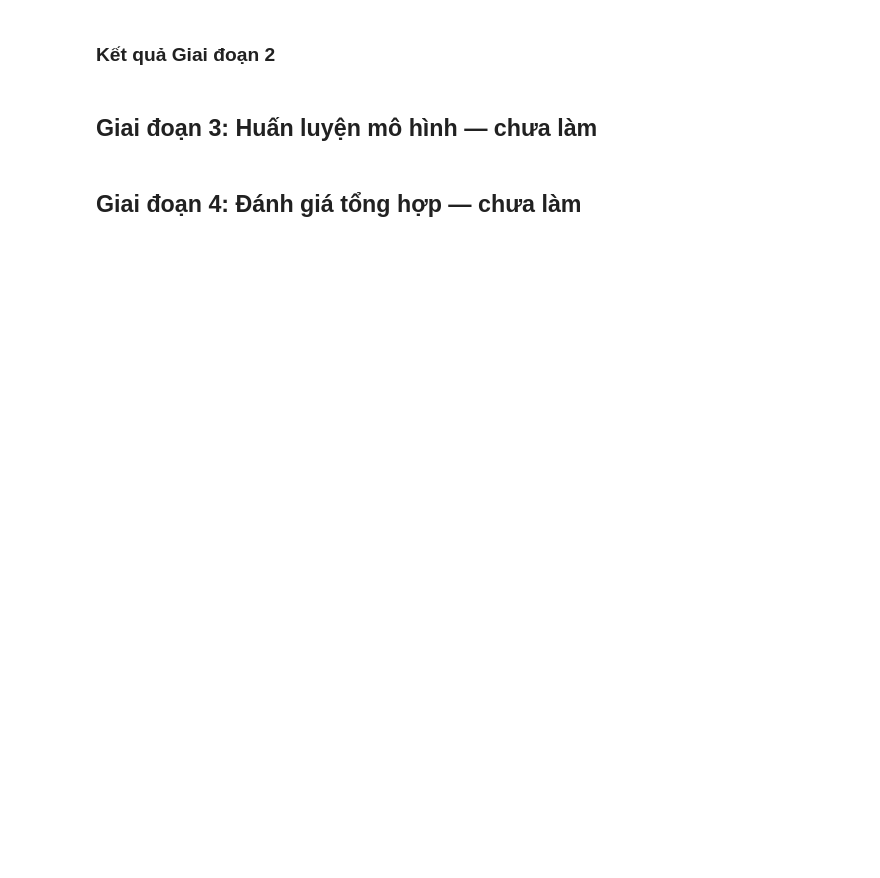
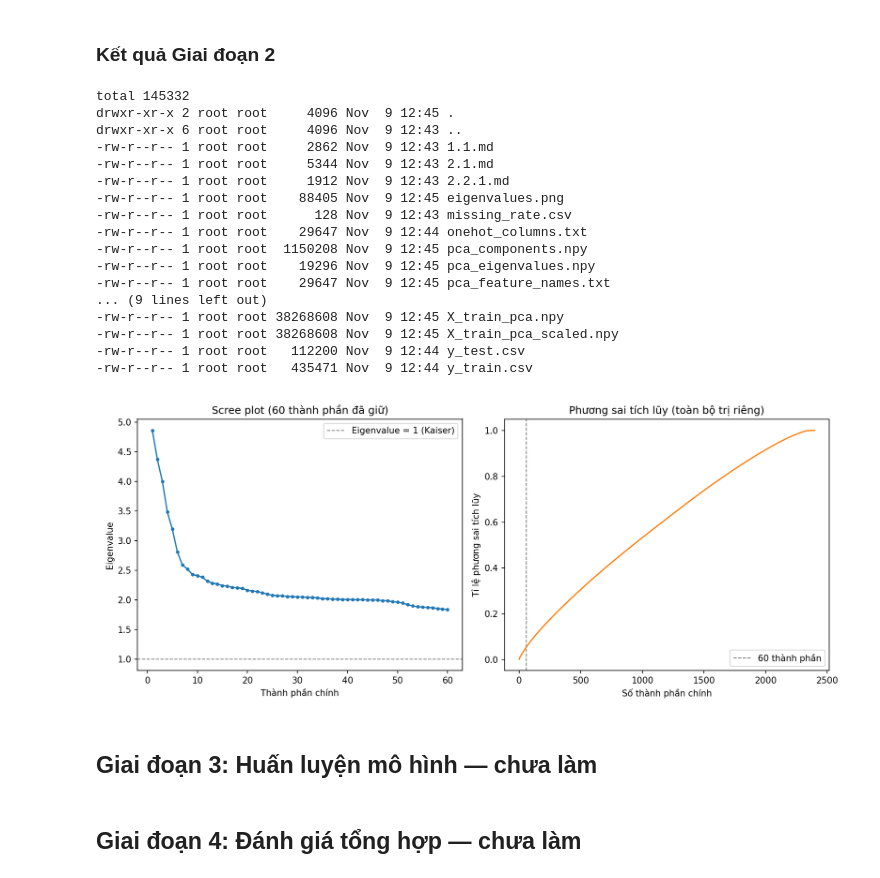
Before and after one commit to chiensondung/HCMUT-AnIntroductiontoMachineLearningandApplication-Project, a Jupyter notebook: 261 - MHCBVUD - L01 - Nhóm 10.ipynb, the cells around one changed output. Drawn from its saved outputs; the diff is of its cells as text; code cells hidden in the pictures; blank space fills up the shorter version.

```diff
--- a/261 - MHCBVUD - L01 - Nhóm 10.ipynb
+++ b/261 - MHCBVUD - L01 - Nhóm 10.ipynb
@@ -90,9 +147,27 @@ run("../Chien/src/06_feature_scaling_pca_analysis.py")
 ### Kết quả Giai đoạn 2
 # %%
 from IPython.display import Image, display
-for f in sorted(os.listdir("output")):
-    print(f"{os.path.getsize(f'output/{f}') / 1e6:8.2f} MB  {f}")
+!ls -la output
 display(Image("output/eigenvalues.png"))
+# %% [output]
+total 145332
+drwxr-xr-x 2 root root     4096 Nov  9 12:45 .
+drwxr-xr-x 6 root root     4096 Nov  9 12:43 ..
+-rw-r--r-- 1 root root     2862 Nov  9 12:43 1.1.md
+-rw-r--r-- 1 root root     5344 Nov  9 12:43 2.1.md
+-rw-r--r-- 1 root root     1912 Nov  9 12:43 2.2.1.md
+-rw-r--r-- 1 root root    88405 Nov  9 12:45 eigenvalues.png
+-rw-r--r-- 1 root root      128 Nov  9 12:43 missing_rate.csv
+-rw-r--r-- 1 root root    29647 Nov  9 12:44 onehot_columns.txt
+-rw-r--r-- 1 root root  1150208 Nov  9 12:45 pca_components.npy
+-rw-r--r-- 1 root root    19296 Nov  9 12:45 pca_eigenvalues.npy
+-rw-r--r-- 1 root root    29647 Nov  9 12:45 pca_feature_names.txt
+... (9 lines left out)
+-rw-r--r-- 1 root root 38268608 Nov  9 12:45 X_train_pca.npy
+-rw-r--r-- 1 root root 38268608 Nov  9 12:45 X_train_pca_scaled.npy
+-rw-r--r-- 1 root root   112200 Nov  9 12:44 y_test.csv
+-rw-r--r-- 1 root root   435471 Nov  9 12:44 y_train.csv
+[figure, added]
 # %% [markdown]
 ## Giai đoạn 3: Huấn luyện mô hình — chưa làm
 # %% [markdown]
```
Also changed, not shown: parts of 16 cells of this notebook.
